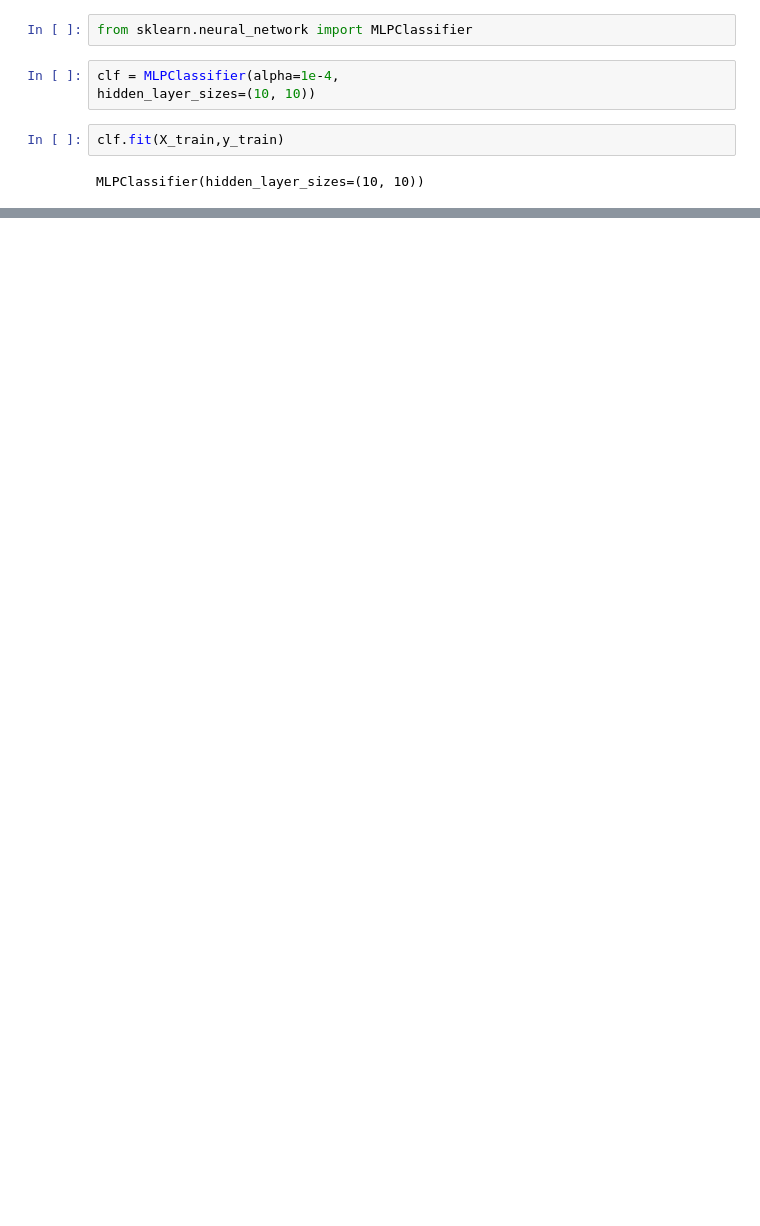
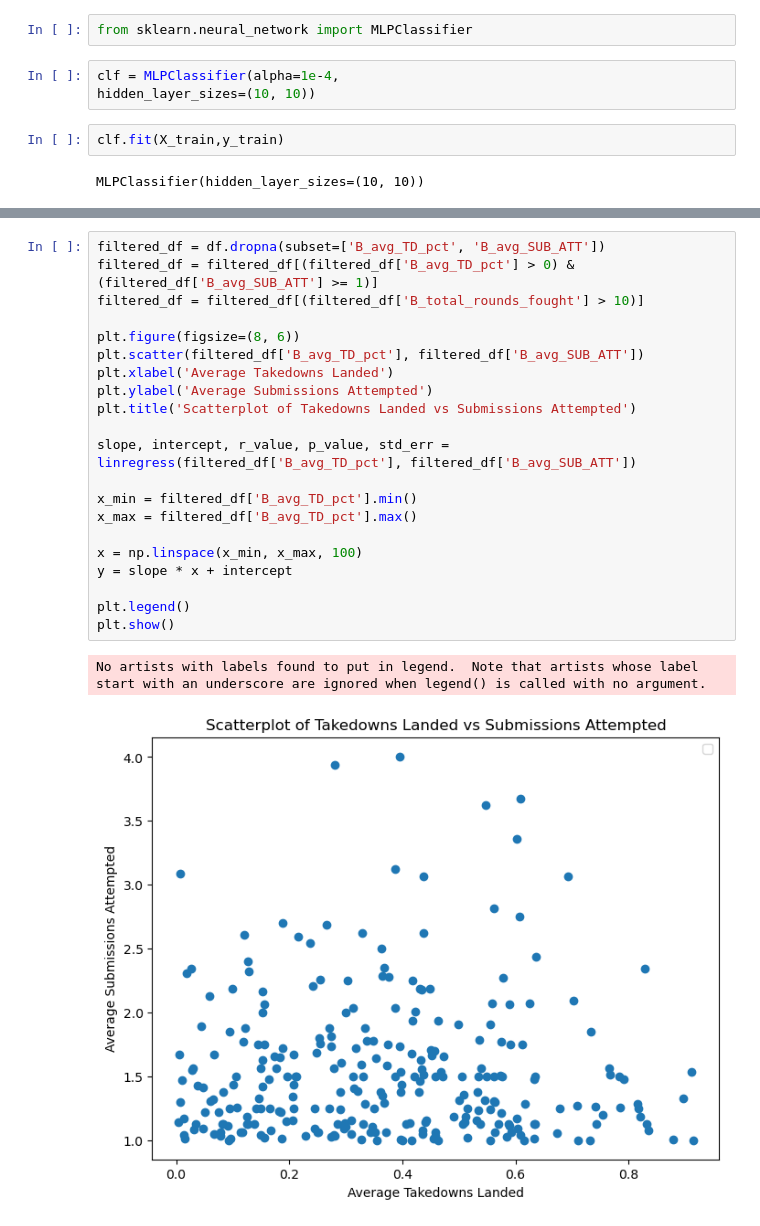
Before and after one commit to KennyLiang2302/ufc_prediction, a Jupyter notebook: new.ipynb, the cells around one changed output, grey strips where cells are left out. Cells and saved outputs as stored; diff of their text form; blank space fills up the shorter version.

```diff
--- a/new.ipynb
+++ b/new.ipynb
@@ -211,0 +230,24 @@ clf.score(X_train,y_train)
+# %%
+filtered_df = df.dropna(subset=['B_avg_TD_pct', 'B_avg_SUB_ATT'])
+filtered_df = filtered_df[(filtered_df['B_avg_TD_pct'] > 0) & (filtered_df['B_avg_SUB_ATT'] >= 1)]
+filtered_df = filtered_df[(filtered_df['B_total_rounds_fought'] > 10)]
+
+plt.figure(figsize=(8, 6))
+plt.scatter(filtered_df['B_avg_TD_pct'], filtered_df['B_avg_SUB_ATT'])
+plt.xlabel('Average Takedowns Landed')
+plt.ylabel('Average Submissions Attempted')
+plt.title('Scatterplot of Takedowns Landed vs Submissions Attempted')
+
+slope, intercept, r_value, p_value, std_err = linregress(filtered_df['B_avg_TD_pct'], filtered_df['B_avg_SUB_ATT'])
+
+x_min = filtered_df['B_avg_TD_pct'].min()
+x_max = filtered_df['B_avg_TD_pct'].max()
+
+x = np.linspace(x_min, x_max, 100)
+y = slope * x + intercept
+
+plt.legend()
+plt.show()
+# %% [output]
+No artists with labels found to put in legend.  Note that artists whose label start with an underscore are ignored when legend() is called with no argument.
+[figure, added]
```
Also changed, not shown: parts of 25 cells of this notebook.
